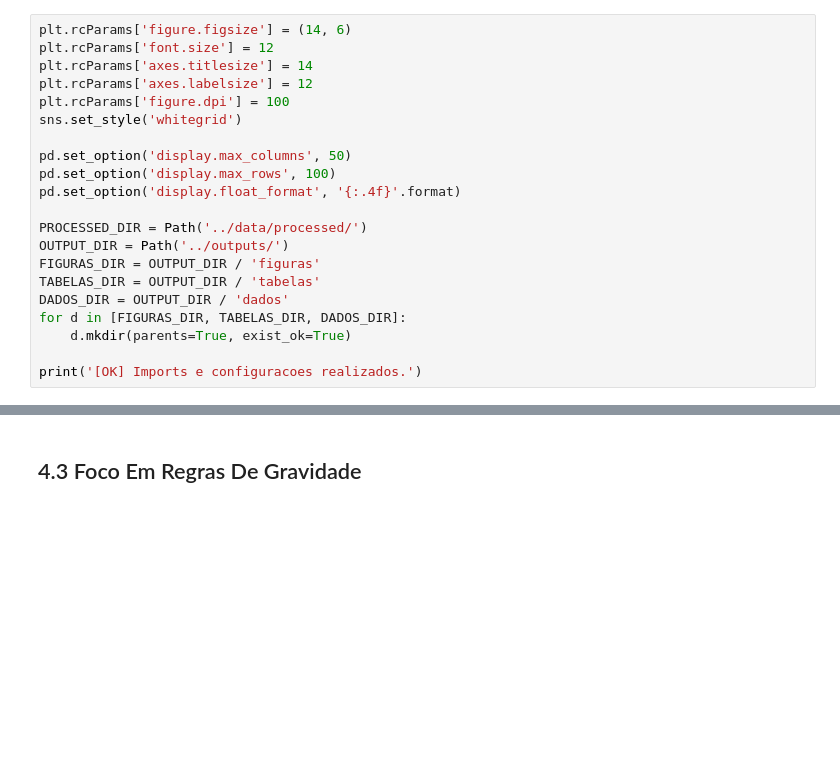
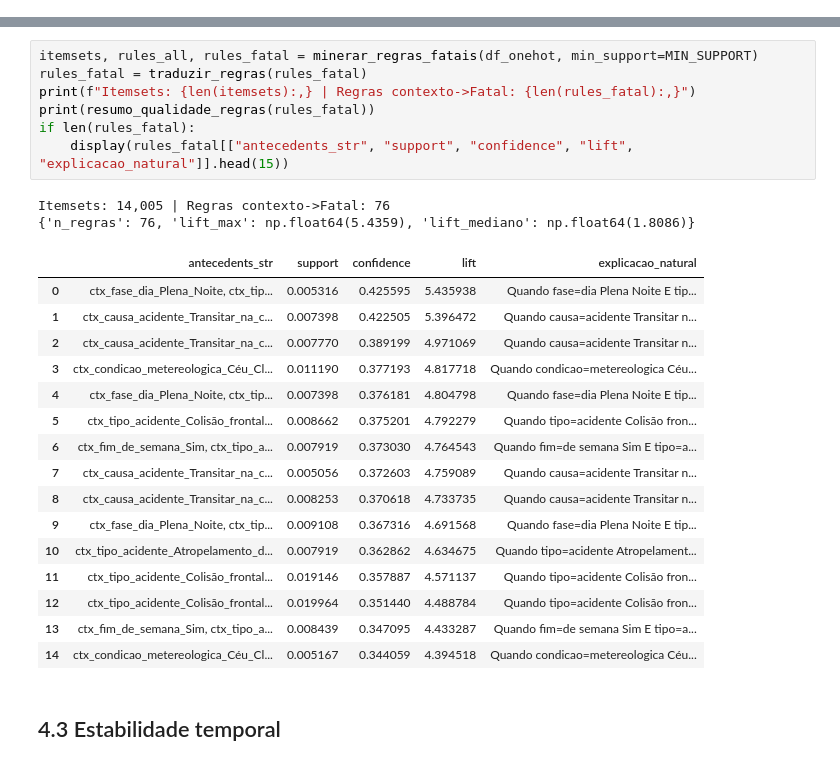
Before and after one commit to erikneves04/mineracao-de-dados-rodovias-federais, a Jupyter notebook: notebooks/04_modelagem.ipynb, the cells around one changed output, grey strips where cells are left out. Saved outputs shown, nothing was run; the diff lists cells and outputs as text; blank space fills up the shorter version.

```diff
--- a/notebooks/04_modelagem.ipynb
+++ b/notebooks/04_modelagem.ipynb
@@ -43,21 +0,0 @@ warnings.filterwarnings('ignore')
-# %%
-plt.rcParams['figure.figsize'] = (14, 6)
-plt.rcParams['font.size'] = 12
-plt.rcParams['axes.titlesize'] = 14
-plt.rcParams['axes.labelsize'] = 12
-plt.rcParams['figure.dpi'] = 100
-sns.set_style('whitegrid')
-
-pd.set_option('display.max_columns', 50)
-pd.set_option('display.max_rows', 100)
-pd.set_option('display.float_format', '{:.4f}'.format)
-
-PROCESSED_DIR = Path('../data/processed/')
-OUTPUT_DIR = Path('../outputs/')
-FIGURAS_DIR = OUTPUT_DIR / 'figuras'
-TABELAS_DIR = OUTPUT_DIR / 'tabelas'
-DADOS_DIR = OUTPUT_DIR / 'dados'
-for d in [FIGURAS_DIR, TABELAS_DIR, DADOS_DIR]:
-    d.mkdir(parents=True, exist_ok=True)
-
-print('[OK] Imports e configuracoes realizados.')
@@ -190,2 +54,28 @@ Estatisticas das regras:
+# %%
+itemsets, rules_all, rules_fatal = minerar_regras_fatais(df_onehot, min_support=MIN_SUPPORT)
+rules_fatal = traduzir_regras(rules_fatal)
+print(f"Itemsets: {len(itemsets):,} | Regras contexto->Fatal: {len(rules_fatal):,}")
+print(resumo_qualidade_regras(rules_fatal))
+if len(rules_fatal):
+    display(rules_fatal[["antecedents_str", "support", "confidence", "lift", "explicacao_natural"]].head(15))
+# %% [output]
+Itemsets: 14,005 | Regras contexto->Fatal: 76
+{'n_regras': 76, 'lift_max': np.float64(5.4359), 'lift_mediano': np.float64(1.8086)}
+|  | antecedents_str | support | confidence | lift | explicacao_natural |
+| 0 | ctx_fase_dia_Plena_Noite, ctx_tip... | 0.005316 | 0.425595 | 5.435938 | Quando fase=dia Plena Noite E tip... |
+| 1 | ctx_causa_acidente_Transitar_na_c... | 0.007398 | 0.422505 | 5.396472 | Quando causa=acidente Transitar n... |
+| 2 | ctx_causa_acidente_Transitar_na_c... | 0.007770 | 0.389199 | 4.971069 | Quando causa=acidente Transitar n... |
+| 3 | ctx_condicao_metereologica_Céu_Cl... | 0.011190 | 0.377193 | 4.817718 | Quando condicao=metereologica Céu... |
+| 4 | ctx_fase_dia_Plena_Noite, ctx_tip... | 0.007398 | 0.376181 | 4.804798 | Quando fase=dia Plena Noite E tip... |
+| 5 | ctx_tipo_acidente_Colisão_frontal... | 0.008662 | 0.375201 | 4.792279 | Quando tipo=acidente Colisão fron... |
+| 6 | ctx_fim_de_semana_Sim, ctx_tipo_a... | 0.007919 | 0.373030 | 4.764543 | Quando fim=de semana Sim E tipo=a... |
+| 7 | ctx_causa_acidente_Transitar_na_c... | 0.005056 | 0.372603 | 4.759089 | Quando causa=acidente Transitar n... |
+| 8 | ctx_causa_acidente_Transitar_na_c... | 0.008253 | 0.370618 | 4.733735 | Quando causa=acidente Transitar n... |
+| 9 | ctx_fase_dia_Plena_Noite, ctx_tip... | 0.009108 | 0.367316 | 4.691568 | Quando fase=dia Plena Noite E tip... |
+| 10 | ctx_tipo_acidente_Atropelamento_d... | 0.007919 | 0.362862 | 4.634675 | Quando tipo=acidente Atropelament... |
+| 11 | ctx_tipo_acidente_Colisão_frontal... | 0.019146 | 0.357887 | 4.571137 | Quando tipo=acidente Colisão fron... |
+| 12 | ctx_tipo_acidente_Colisão_frontal... | 0.019964 | 0.351440 | 4.488784 | Quando tipo=acidente Colisão fron... |
+| 13 | ctx_fim_de_semana_Sim, ctx_tipo_a... | 0.008439 | 0.347095 | 4.433287 | Quando fim=de semana Sim E tipo=a... |
+| 14 | ctx_condicao_metereologica_Céu_Cl... | 0.005167 | 0.344059 | 4.394518 | Quando condicao=metereologica Céu... |
 # %% [markdown]
-## 4.3 Foco Em Regras De Gravidade
+## 4.3 Estabilidade temporal
```
Also changed, not shown: parts of 31 cells of this notebook, 58 other files.
